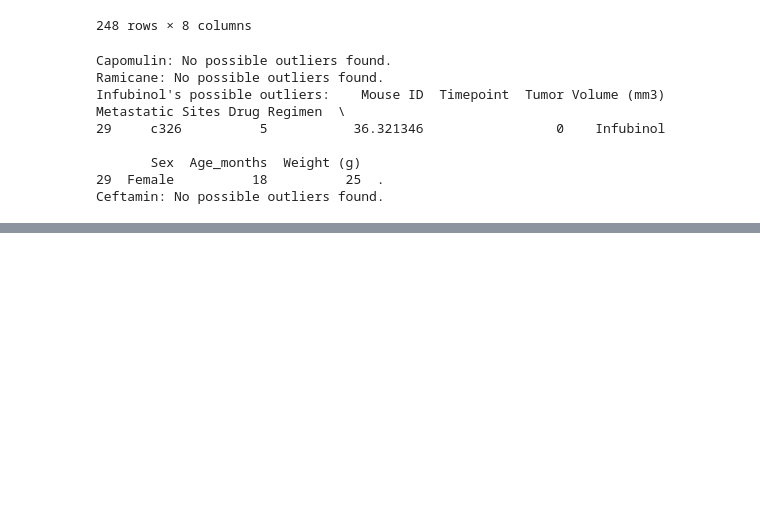
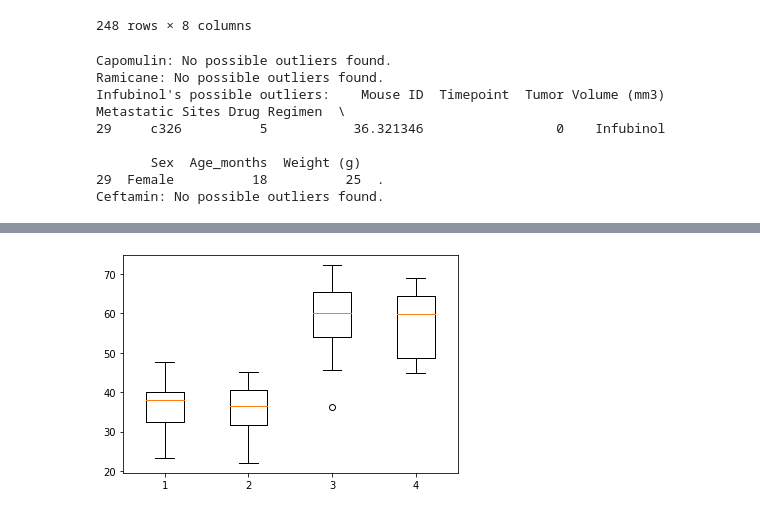
Before and after one commit to Wheezyotter/data_visualization-challenge, a Jupyter notebook: pymaceuticals.ipynb, the cells around one changed output, grey strips where cells are left out. Drawn from its saved outputs; the diff is of its cells as text; code cells hidden in the pictures; blank space fills up the shorter version.

Commit message:
Box plots!

```diff
--- a/pymaceuticals.ipynb
+++ b/pymaceuticals.ipynb
@@ -211,0 +209,7 @@ AttributeError: 'list' object has no attribute 'quantile'
+# %%
+fig1, ax1 = plt.subplots()
+ax1.boxplot(max_tumors)
+# Format!!
+plt.show()
+# %% [output]
+[figure, added]
```
Also changed, not shown: parts of 1 cell of this notebook.
